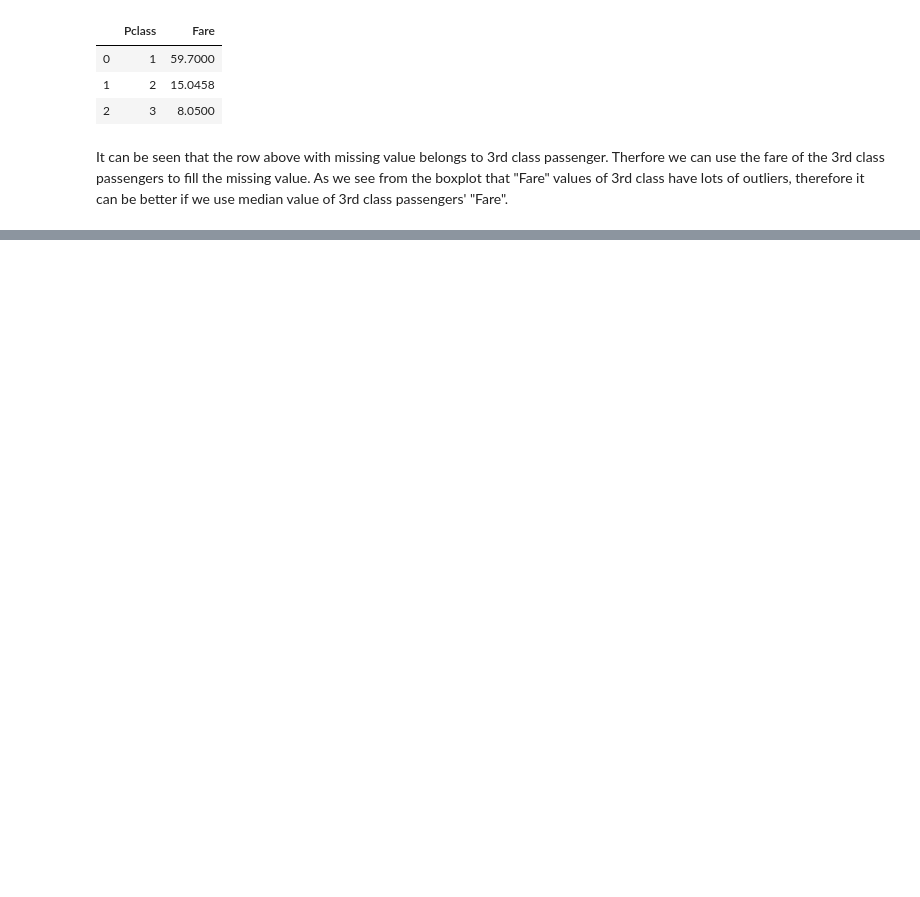
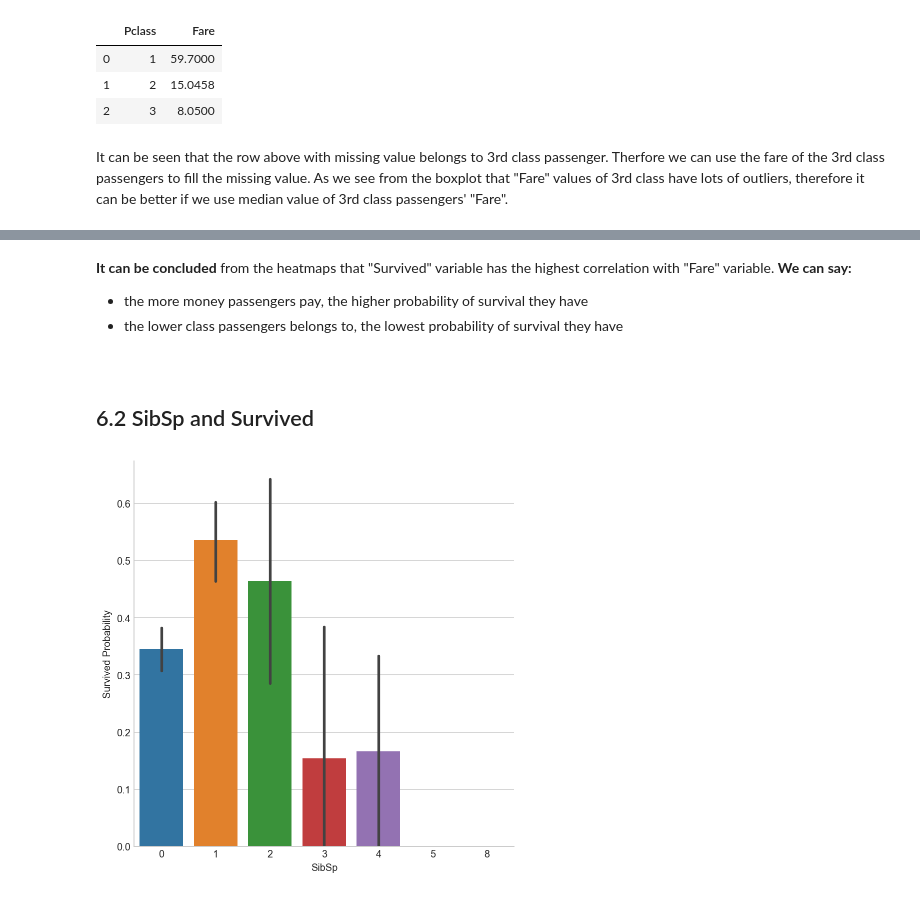
Before and after one commit to muhammet-cakmak/Ensembling_Project, a Jupyter notebook: Kaggle_titanic_set.ipynb, the cells around one changed output, grey strips where cells are left out. Saved outputs shown, nothing was run; the diff lists cells and outputs as text; code cells hidden in the pictures; blank space fills up the shorter version.

```diff
--- a/Kaggle_titanic_set.ipynb
+++ b/Kaggle_titanic_set.ipynb
@@ -499,0 +529,13 @@ df_new_train["Fare"] = df_new_train["Fare"].fillna(df_new_train[["Pclass","Fare"
+# %% [markdown]
+**It can be concluded** from the heatmaps that "Survived" variable has the highest correlation with "Fare" variable. **We can say:**
+* the more money passengers pay,  the higher  probability of survival they have
+* the lower class passengers belongs to, the lowest probability of survival they have
+# %% [markdown]
+<a id = '15'></a><br>
+## 6.2 SibSp and Survived
+# %%
+g= sns.factorplot(x = "SibSp", y = "Survived", data = df_new_train, kind = "bar", size = 6)
+g.set_ylabels("Survived Probability")
+plt.show()
+# %% [output]
+[figure, added]
```
Also changed, not shown: parts of 37 cells of this notebook.
